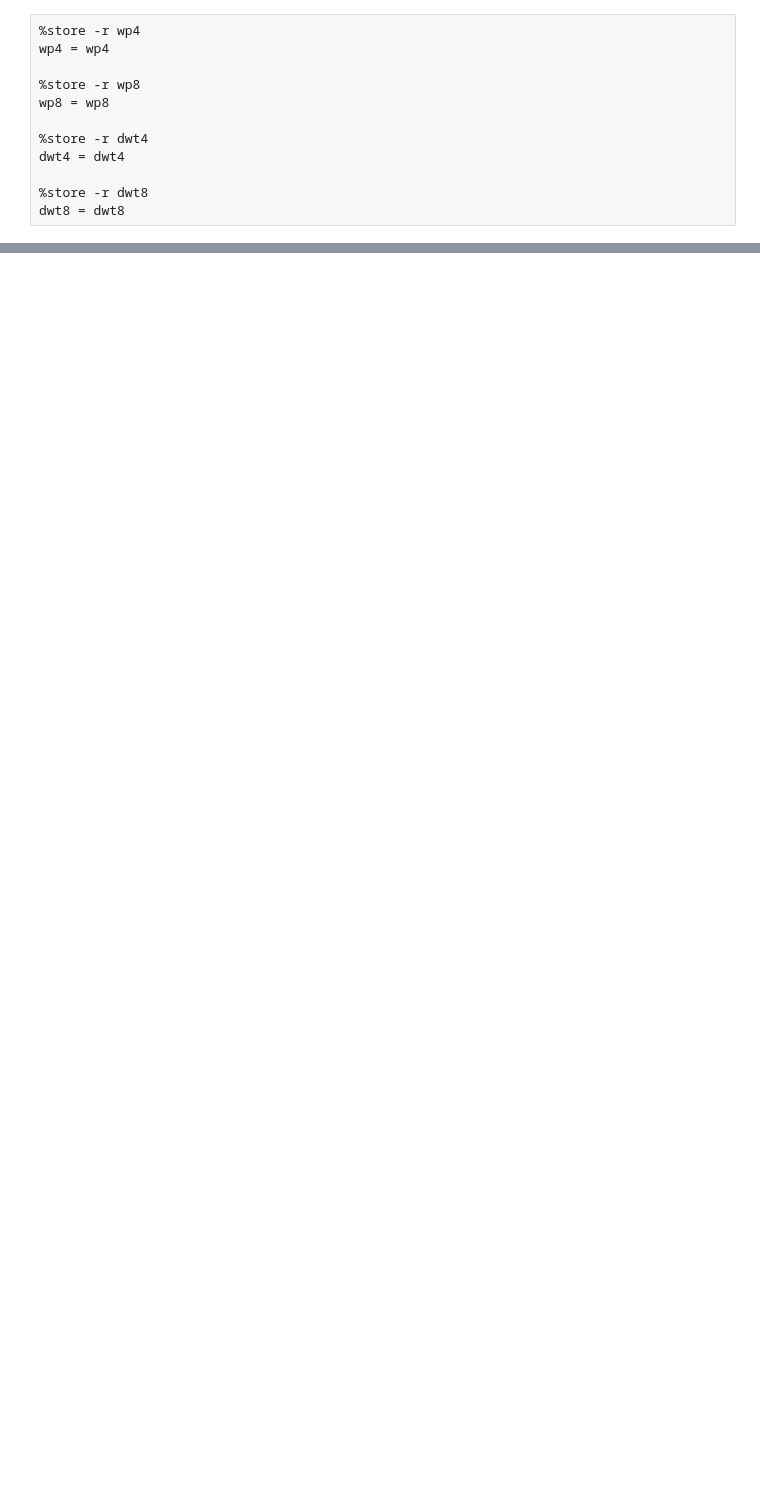
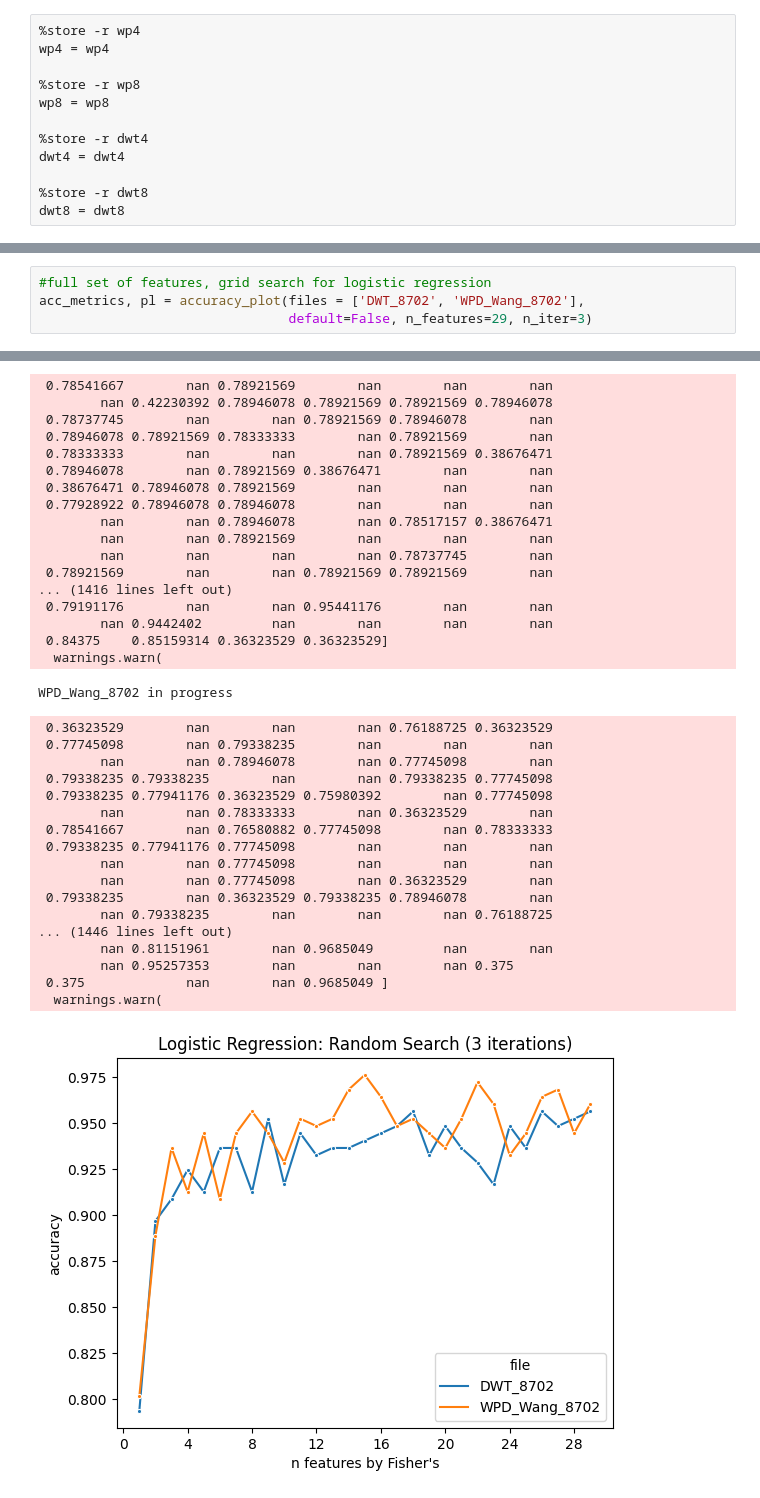
Before and after one commit to jihyun-byun/ovarian-cancer-detection, a Jupyter notebook: notebooks/01_log_reg.ipynb, the cells around one changed output, grey strips where cells are left out. Cells and saved outputs as stored; diff of their text form; blank space fills up the shorter version.

```diff
--- a/notebooks/01_log_reg.ipynb
+++ b/notebooks/01_log_reg.ipynb
@@ -234,0 +533,5 @@ dtype: float64
+# %%
+#full set of features, grid search for logistic regression
+acc_metrics, pl = accuracy_plot(files = ['DWT_8702', 'WPD_Wang_8702'],
+                                default=False, n_features=29, n_iter=3)
+# %% [output]
@@ -234,0 +539,36 @@ dtype: float64
+ 0.78541667        nan 0.78921569        nan        nan        nan
+        nan 0.42230392 0.78946078 0.78921569 0.78921569 0.78946078
+ 0.78737745        nan        nan 0.78921569 0.78946078        nan
+ 0.78946078 0.78921569 0.78333333        nan 0.78921569        nan
+ 0.78333333        nan        nan        nan 0.78921569 0.38676471
+ 0.78946078        nan 0.78921569 0.38676471        nan        nan
+ 0.38676471 0.78946078 0.78921569        nan        nan        nan
+ 0.77928922 0.78946078 0.78946078        nan        nan        nan
+        nan        nan 0.78946078        nan 0.78517157 0.38676471
+        nan        nan 0.78921569        nan        nan        nan
+        nan        nan        nan        nan 0.78737745        nan
+ 0.78921569        nan        nan 0.78921569 0.78921569        nan
+... (1416 lines left out)
+ 0.79191176        nan        nan 0.95441176        nan        nan
+        nan 0.9442402         nan        nan        nan        nan
+ 0.84375    0.85159314 0.36323529 0.36323529]
+  warnings.warn(
+WPD_Wang_8702 in progress
+ 0.36323529        nan        nan        nan 0.76188725 0.36323529
+ 0.77745098        nan 0.79338235        nan        nan        nan
+        nan        nan 0.78946078        nan 0.77745098        nan
+ 0.79338235 0.79338235        nan        nan 0.79338235 0.77745098
+ 0.79338235 0.77941176 0.36323529 0.75980392        nan 0.77745098
+        nan        nan 0.78333333        nan 0.36323529        nan
+ 0.78541667        nan 0.76580882 0.77745098        nan 0.78333333
+ 0.79338235 0.77941176 0.77745098        nan        nan        nan
+        nan        nan 0.77745098        nan        nan        nan
+        nan        nan 0.77745098        nan 0.36323529        nan
+ 0.79338235        nan 0.36323529 0.79338235 0.78946078        nan
+        nan 0.79338235        nan        nan        nan 0.76188725
+... (1446 lines left out)
+        nan 0.81151961        nan 0.9685049         nan        nan
+        nan 0.95257353        nan        nan        nan 0.375
+ 0.375             nan        nan 0.9685049 ]
+  warnings.warn(
+[figure, added]
```
Also changed, not shown: parts of 79 cells of this notebook.
